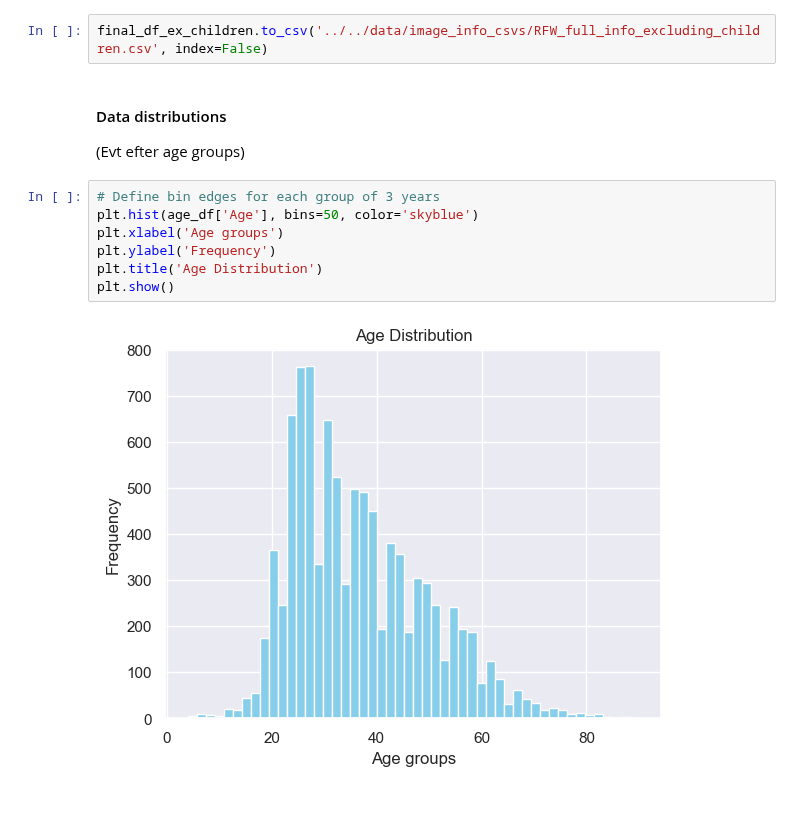
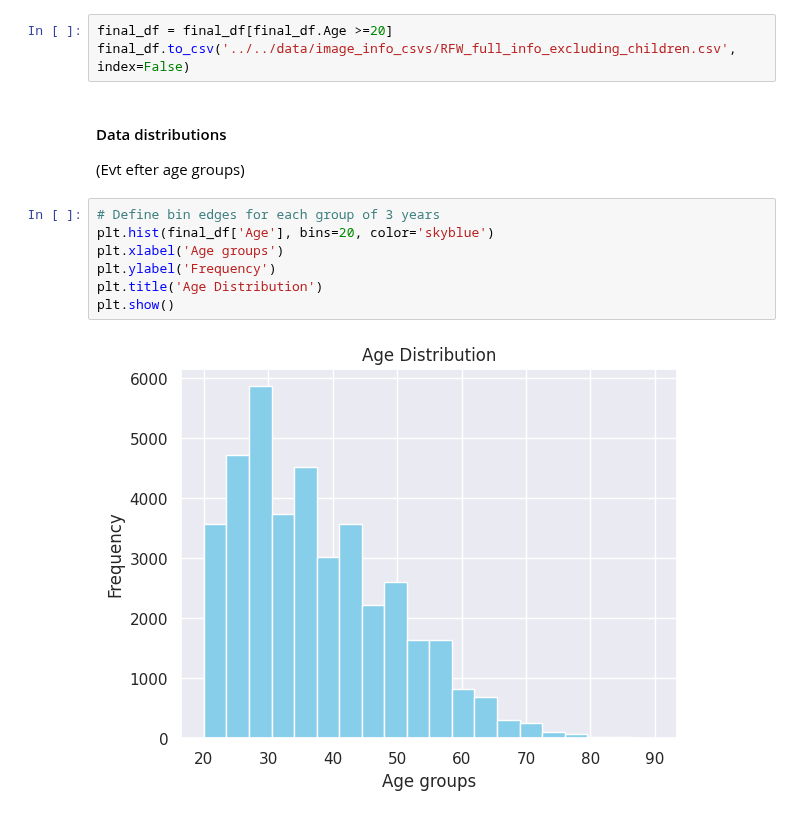
Before and after one commit to Kat-Gabi/Master_Thesis, a Jupyter notebook: notebooks/loadings/data_loading_rlfw_updated.ipynb, the cells around one changed output. Cells and saved outputs as stored; diff of their text form.

```diff
--- a/notebooks/loadings/data_loading_rlfw_updated.ipynb
+++ b/notebooks/loadings/data_loading_rlfw_updated.ipynb
@@ -369,14 +278,15 @@ final_df_ex_children[final_df_ex_children.Age == 20]
 # %%
-final_df_ex_children.to_csv('../../data/image_info_csvs/RFW_full_info_excluding_children.csv', index=False)
+final_df = final_df[final_df.Age >=20]
+final_df.to_csv('../../data/image_info_csvs/RFW_full_info_excluding_children.csv', index=False)
 # %% [markdown]
 #### Data distributions
 (Evt efter age groups)
 # %%
 # Define bin edges for each group of 3 years
-plt.hist(age_df['Age'], bins=50, color='skyblue')
+plt.hist(final_df['Age'], bins=20, color='skyblue')
 plt.xlabel('Age groups')
 plt.ylabel('Frequency')
 plt.title('Age Distribution')
 plt.show()
 # %% [output]
-[figure, old version]
+[figure, new version]
```
Also changed, not shown: parts of 28 cells of this notebook, 11 other files.
